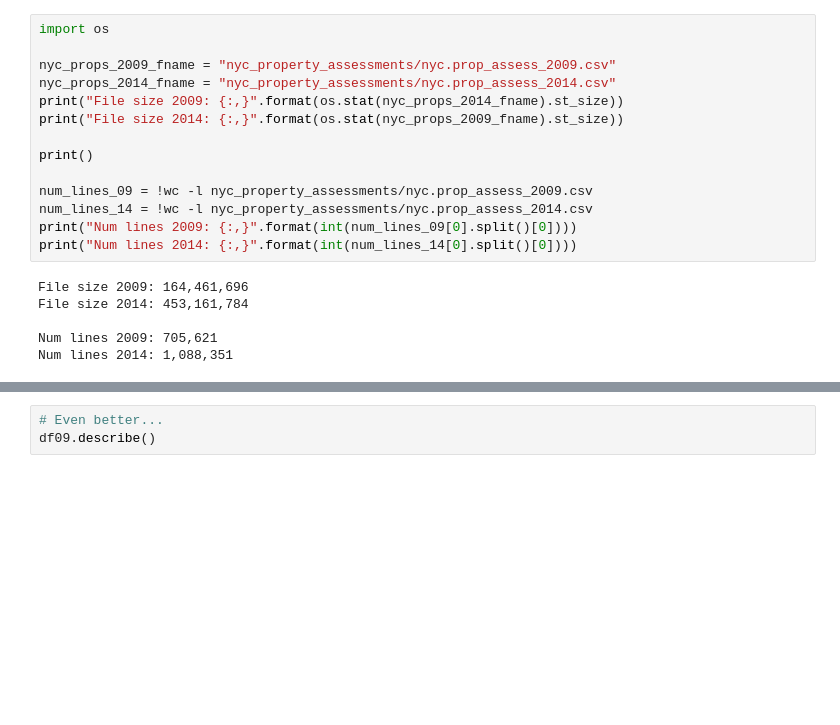
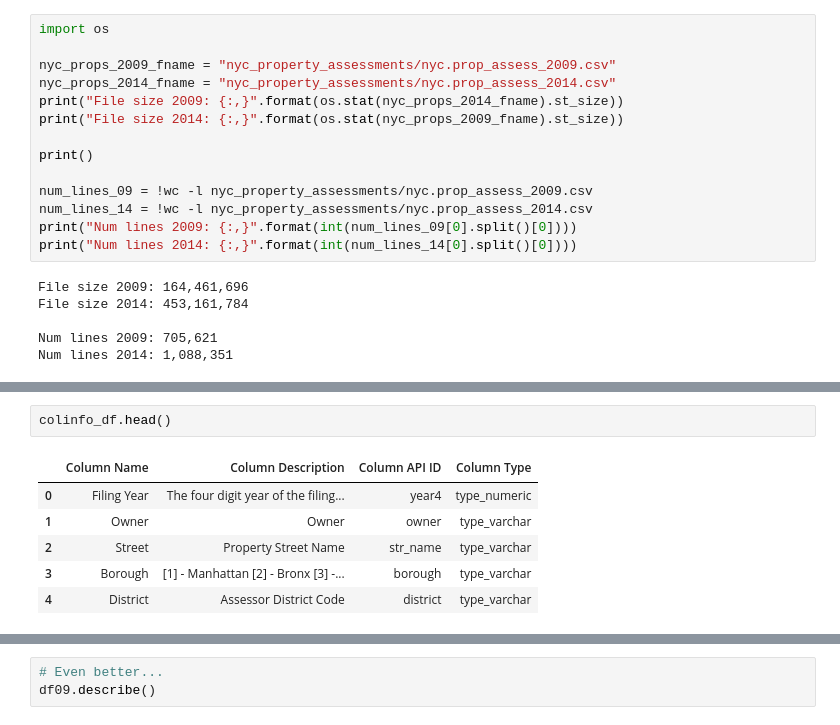
Before and after one commit to jdsketches/data_playground, a Jupyter notebook: nyc_properties.ipynb, the cells around one changed output, grey strips where cells are left out. Saved outputs shown, nothing was run; the diff lists cells and outputs as text; blank space fills up the shorter version.

```diff
--- a/nyc_properties.ipynb
+++ b/nyc_properties.ipynb
@@ -119,0 +198,9 @@ sm_chgdt    serialid
+# %%
+colinfo_df.head()
+# %% [output]
+|  | Column Name | Column Description | Column API ID | Column Type |
+| 0 | Filing Year | The four digit year of the filing... | year4 | type_numeric |
+| 1 | Owner | Owner | owner | type_varchar |
+| 2 | Street | Property Street Name | str_name | type_varchar |
+| 3 | Borough | [1] - Manhattan [2] - Bronx [3] -... | borough | type_varchar |
+| 4 | District | Assessor District Code | district | type_varchar |
```
Also changed, not shown: parts of 26 cells of this notebook, 1 other file.
